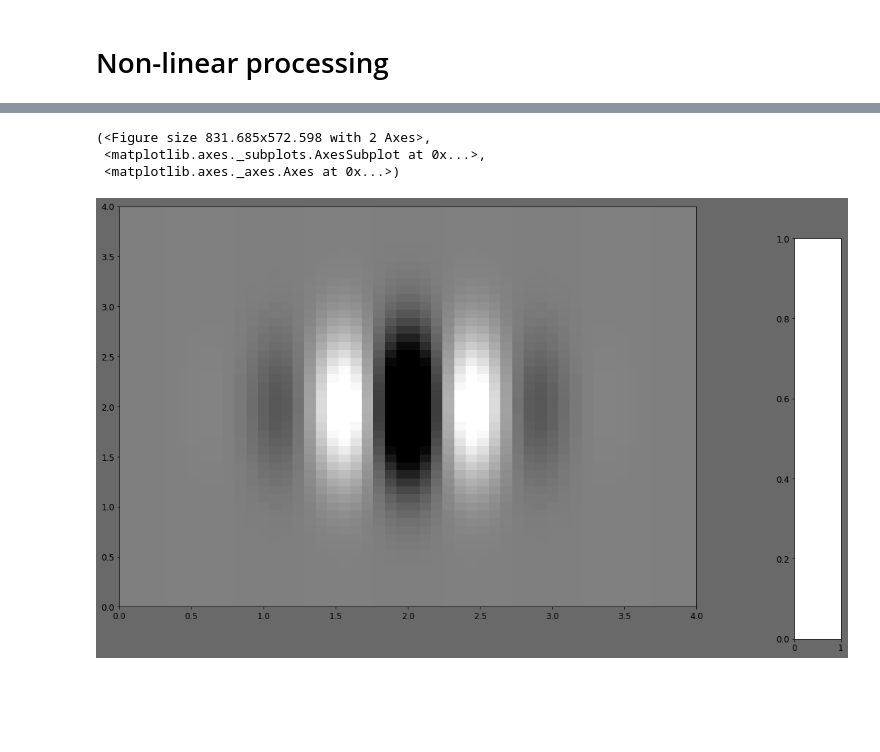
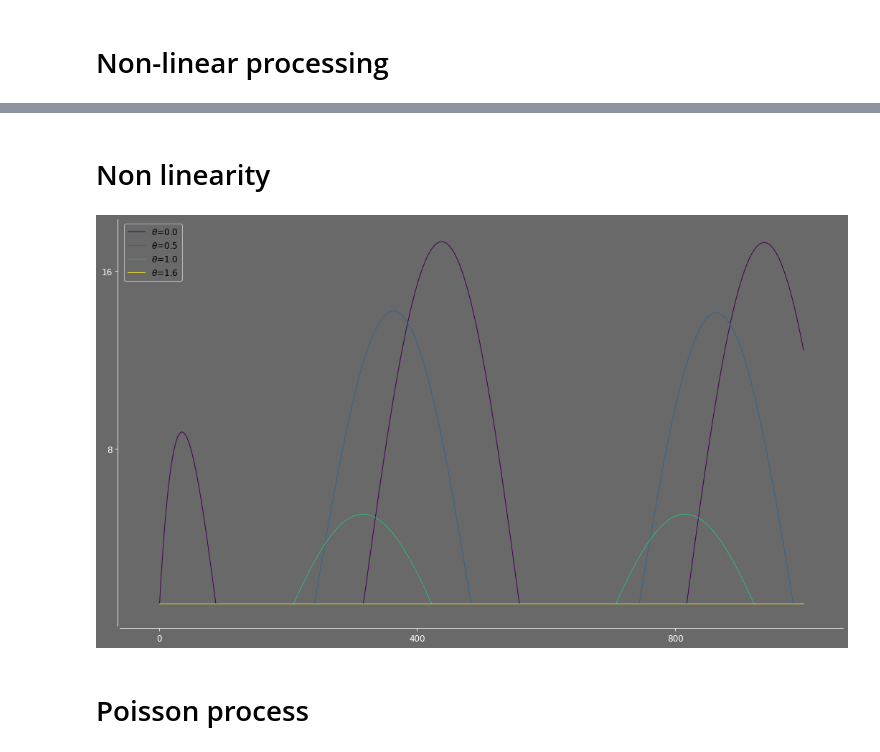
Before and after one commit to yzerlaut/neural_network_dynamics, a Jupyter notebook: vision/model.ipynb, the cells around one changed output, grey strips where cells are left out. Saved outputs shown, nothing was run; the diff lists cells and outputs as text; code cells hidden in the pictures; blank space fills up the shorter version.

```diff
--- a/vision/model.ipynb
+++ b/vision/model.ipynb
@@ -308,9 +313,18 @@ ge.plot(PHASES, Y=LF, LABELS=['$\\theta$=%.1f'%t for t in CELLS['theta']], legen
-# %%
-x, y = np.meshgrid(np.linspace(0, 4), np.linspace(0, 4))
-z = gabor(x, y, x0=2 ,y0=2)
-ge.twoD_plot(x.flatten(), y.flatten(), z.flatten()+0.5, vmin=0, vmax=1, colormap=ge.binary)
-# %% [output]
-(<Figure size 831.685x572.598 with 2 Axes>,
- <matplotlib.axes._subplots.AxesSubplot at 0x...>,
- <matplotlib.axes._axes.Axes at 0x...>)
-[figure, removed]
+# %% [markdown]
+# Non linearity
+# %%
+
+def NL_function(x, model):
+    x[x<=model['NL_threshold']] = model['NL_threshold']
+    return model['NL_slope_Hz_per_Null']*x
+
+model['NL_threshold'] = 0.1
+model['NL_slope_Hz_per_Null'] = 10.
+
+FR = [NL_function(np.array(R[i])[1:], model) for i in range(N)]
+_, ax = ge.plot(Y=FR, LABELS=['$\\theta$=%.1f'%t for t in CELLS['theta']], legend_args={})
+#ge.set_plot(ax, yscale='log')
+# %% [output]
+[figure, added]
+# %% [markdown]
+# Poisson process
```
Also changed, not shown: parts of 7 cells of this notebook.
